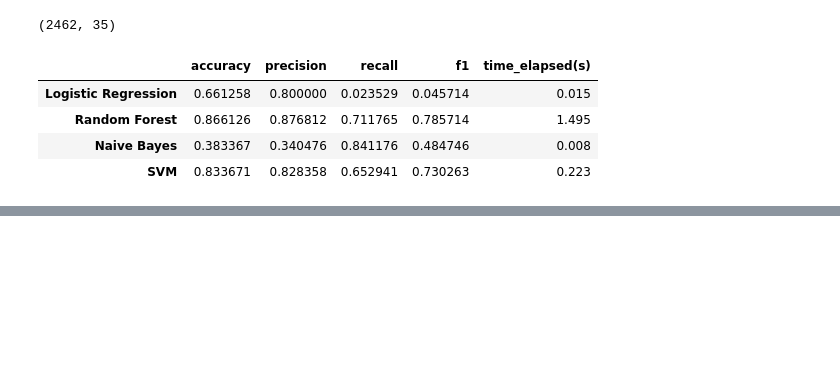
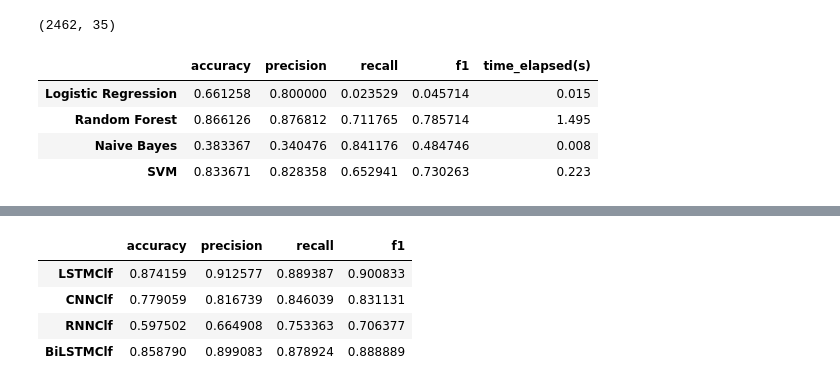
Before and after one commit to J-o-e-M/Social-Media-Mining-Project, a Jupyter notebook: main.ipynb, the cells around one changed output, grey strips where cells are left out. Saved outputs shown, nothing was run; the diff lists cells and outputs as text; code cells hidden in the pictures; blank space fills up the shorter version.

```diff
--- a/main.ipynb
+++ b/main.ipynb
@@ -707,0 +1040,9 @@ ValueError: all the input array dimensions except for the concatenation axis mus
+# %%
+dl_results_df = pd.DataFrame(dl_results).T
+dl_results_df
+# %% [output]
+|  | accuracy | precision | recall | f1 |
+| LSTMClf | 0.874159 | 0.912577 | 0.889387 | 0.900833 |
+| CNNClf | 0.779059 | 0.816739 | 0.846039 | 0.831131 |
+| RNNClf | 0.597502 | 0.664908 | 0.753363 | 0.706377 |
+| BiLSTMClf | 0.858790 | 0.899083 | 0.878924 | 0.888889 |
```
Also changed, not shown: parts of 19 cells of this notebook.
